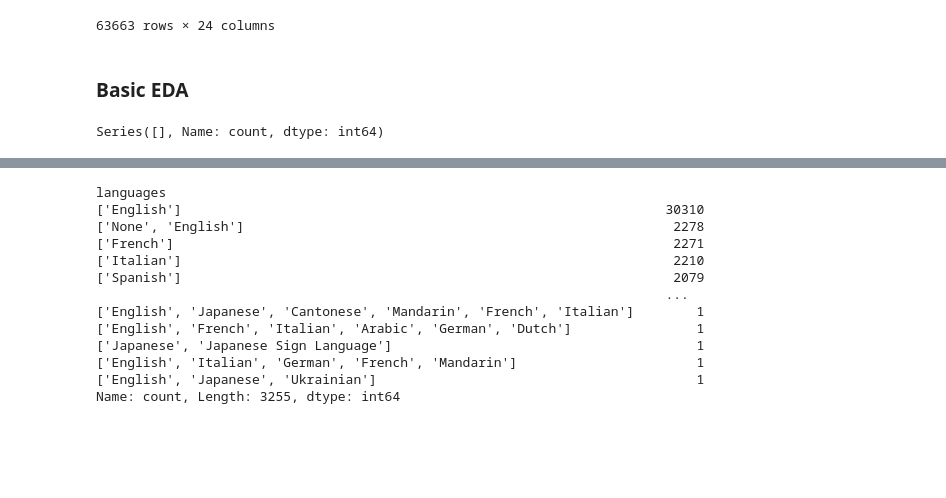
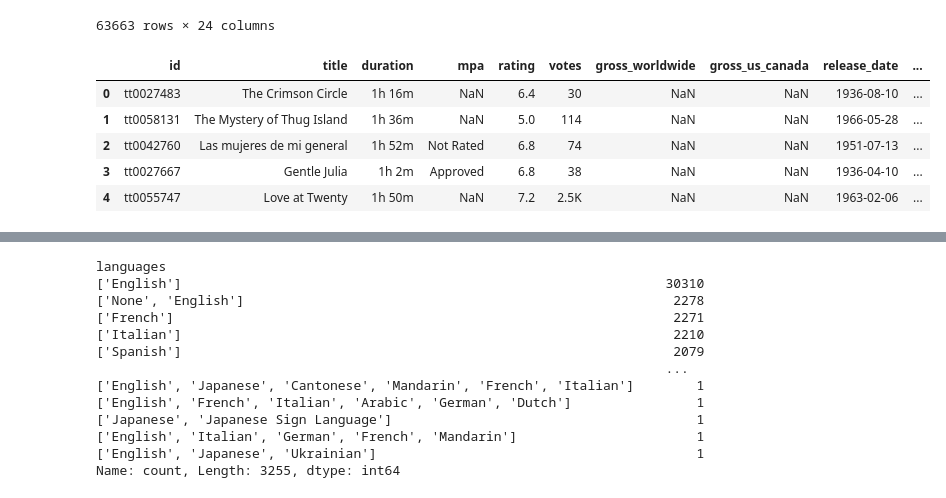
Before and after one commit to phodgkins/dm-movies, a Jupyter notebook: load_data.ipynb, the cells around one changed output, grey strips where cells are left out. Cells and saved outputs as stored; diff of their text form; code cells hidden in the pictures; blank space fills up the shorter version.

```diff
--- a/load_data.ipynb
+++ b/load_data.ipynb
@@ -62,10 +56,3 @@ full_movies
 | 63661 | tt0247184 | Aprili | 45m | NaN | 7.2 | 522 | NaN | A young happy couple moves from a... | https://www.imdb.com/title/tt0247... | ['Erlom Akhvlediani', 'Otar Iosse... | ... |
 | 63662 | tt0069860 | Cebo para una adolescente | 1h 28m | NaN | 4.8 | 156 | NaN | Maribel, a typist, becomes the di... | https://www.imdb.com/title/tt0069... | ['Francisco Lara Polop', 'Francis... | ... |
 63663 rows × 24 columns
-# %% [markdown]
-### Basic EDA
-# %%
-# awards are missing
-full_movies['awards_content'].value_counts()
-# %% [output]
-Series([], Name: count, dtype: int64)
@@ -71,0 +64,9 @@ Series([], Name: count, dtype: int64)
+# %%
+full_movies.head()
+# %% [output]
+|  | id | title | duration | mpa | rating | votes | gross_worldwide | gross_us_canada | release_date | ... |
+| 0 | tt0027483 | The Crimson Circle | 1h 16m | NaN | 6.4 | 30 | NaN | NaN | 1936-08-10 | ... |
+| 1 | tt0058131 | The Mystery of Thug Island | 1h 36m | NaN | 5.0 | 114 | NaN | NaN | 1966-05-28 | ... |
+| 2 | tt0042760 | Las mujeres de mi general | 1h 52m | Not Rated | 6.8 | 74 | NaN | NaN | 1951-07-13 | ... |
+| 3 | tt0027667 | Gentle Julia | 1h 2m | Approved | 6.8 | 38 | NaN | NaN | 1936-04-10 | ... |
+| 4 | tt0055747 | Love at Twenty | 1h 50m | NaN | 7.2 | 2.5K | NaN | NaN | 1963-02-06 | ... |
```
Also changed, not shown: parts of 19 cells of this notebook, 9 other files.
